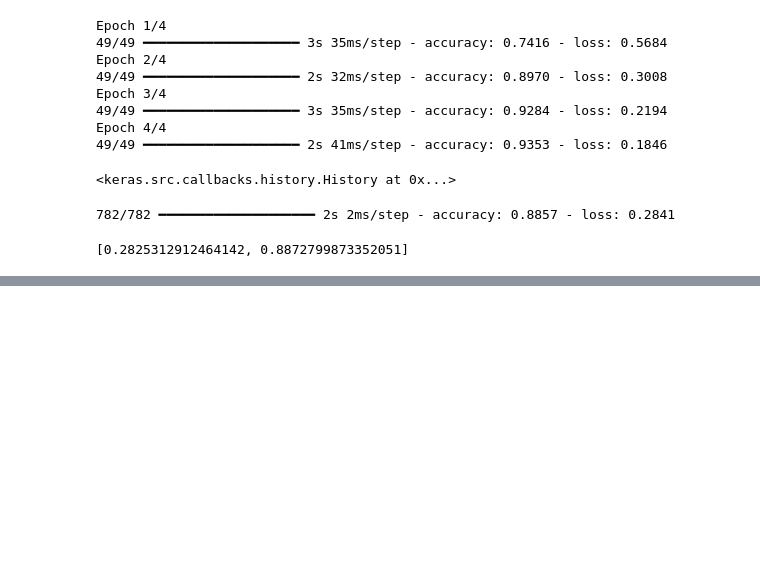
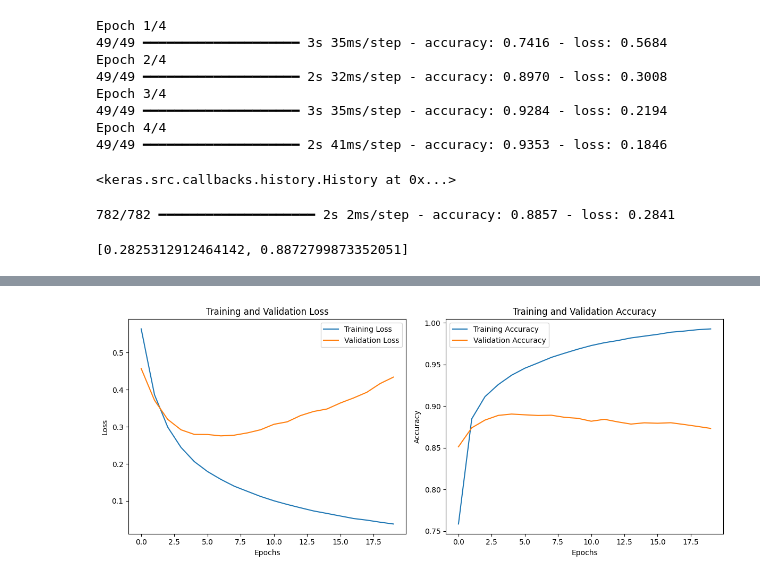
Before and after one commit to tswhy1/Aiffel_quest_cr, a Jupyter notebook: Python/Deep Learning with Python/imdb_ex.ipynb, the cells around one changed output, grey strips where cells are left out. Saved outputs shown, nothing was run; the diff lists cells and outputs as text; code cells hidden in the pictures; blank space fills up the shorter version.

```diff
--- a/Python/Deep Learning with Python/imdb_ex.ipynb
+++ b/Python/Deep Learning with Python/imdb_ex.ipynb
@@ -181,0 +282,79 @@ model.evaluate(x_test, y_test)
+# %%
+import numpy as np
+from tensorflow.keras import models, layers
+from tensorflow.keras.datasets import imdb
+
+# 데이터 로드 및 전처리
+# IMDb 데이터셋 로드 (상위 10,000개의 가장 자주 등장하는 단어만 사용)
+(train_data, train_labels), (test_data, test_labels) = imdb.load_data(num_words=10000)
+
+# 데이터 벡터화 함수
+def vectorize_sequences(sequences, dimension=10000):
+    results = np.zeros((len(sequences), dimension))
+    for i, sequence in enumerate(sequences):
+        results[i, sequence] = 1.  # 해당 단어 인덱스에 1 할당
+    return results
+
+# 훈련 데이터와 테스트 데이터 벡터화
+x_train = vectorize_sequences(train_data)
+x_test = vectorize_sequences(test_data)
+
+# 레이블(0 또는 1)은 이미 벡터화되어 있으므로 그대로 사용
+y_train = np.asarray(train_labels).astype("float32")
+y_test = np.asarray(test_labels).astype("float32")
+
+# 모델 정의
+model = models.Sequential([
+    layers.Dense(4, activation="relu", input_shape=(10000,)),
+    layers.Dense(4, activation="relu"),
+    layers.Dense(1, activation="sigmoid")  # 이진 분류를 위해 sigmoid 사용
+])
+
+# 모델 컴파일
+model.compile(optimizer="rmsprop",
+              loss="binary_crossentropy",
+              metrics=["accuracy"])
+
+# 모델 훈련
+history = model.fit(
+    x_train, y_train,
+    epochs=20,
+    batch_size=512,
+    validation_split=0.4
+)
+
+# 훈련 결과 출력
+import matplotlib.pyplot as plt
+
+def plot_training_history(history):
+    plt.figure(figsize=(12, 5))
+
+    # 손실 그래프
+    plt.subplot(1, 2, 1)
+    plt.plot(history.history['loss'], label='Training Loss')
+    plt.plot(history.history['val_loss'], label='Validation Loss')
+    plt.xlabel('Epochs')
+    plt.ylabel('Loss')
+    plt.title('Training and Validation Loss')
+    plt.legend()
+
+    # 정확도 그래프
+    plt.subplot(1, 2, 2)
+    plt.plot(history.history['accuracy'], label='Training Accuracy')
+    plt.plot(history.history['val_accuracy'], label='Validation Accuracy')
+    plt.xlabel('Epochs')
+    plt.ylabel('Accuracy')
+    plt.title('Training and Validation Accuracy')
+    plt.legend()
+
+    plt.tight_layout()
+    plt.show()
+
+# 훈련 결과 시각화
+plot_training_history(history)
+
+# 테스트 데이터 평가
+test_loss, test_acc = model.evaluate(x_test, y_test)
+print(f"Test Loss: {test_loss}")
+print(f"Test Accuracy: {test_acc}")
+# %% [output]
@@ -181,0 +378 @@ model.evaluate(x_test, y_test)
+[figure, added]
```
Also changed, not shown: parts of 5 cells of this notebook.
